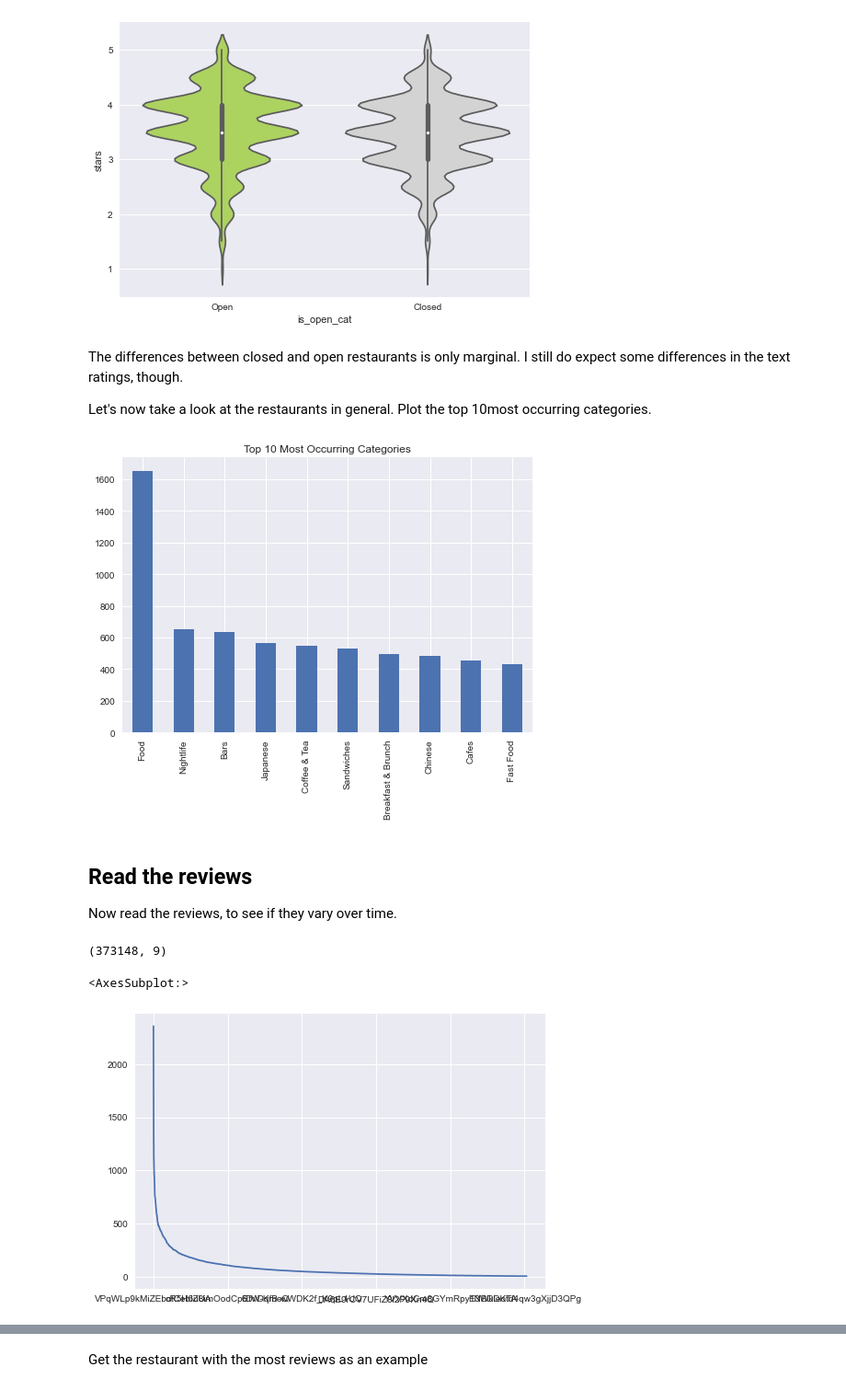
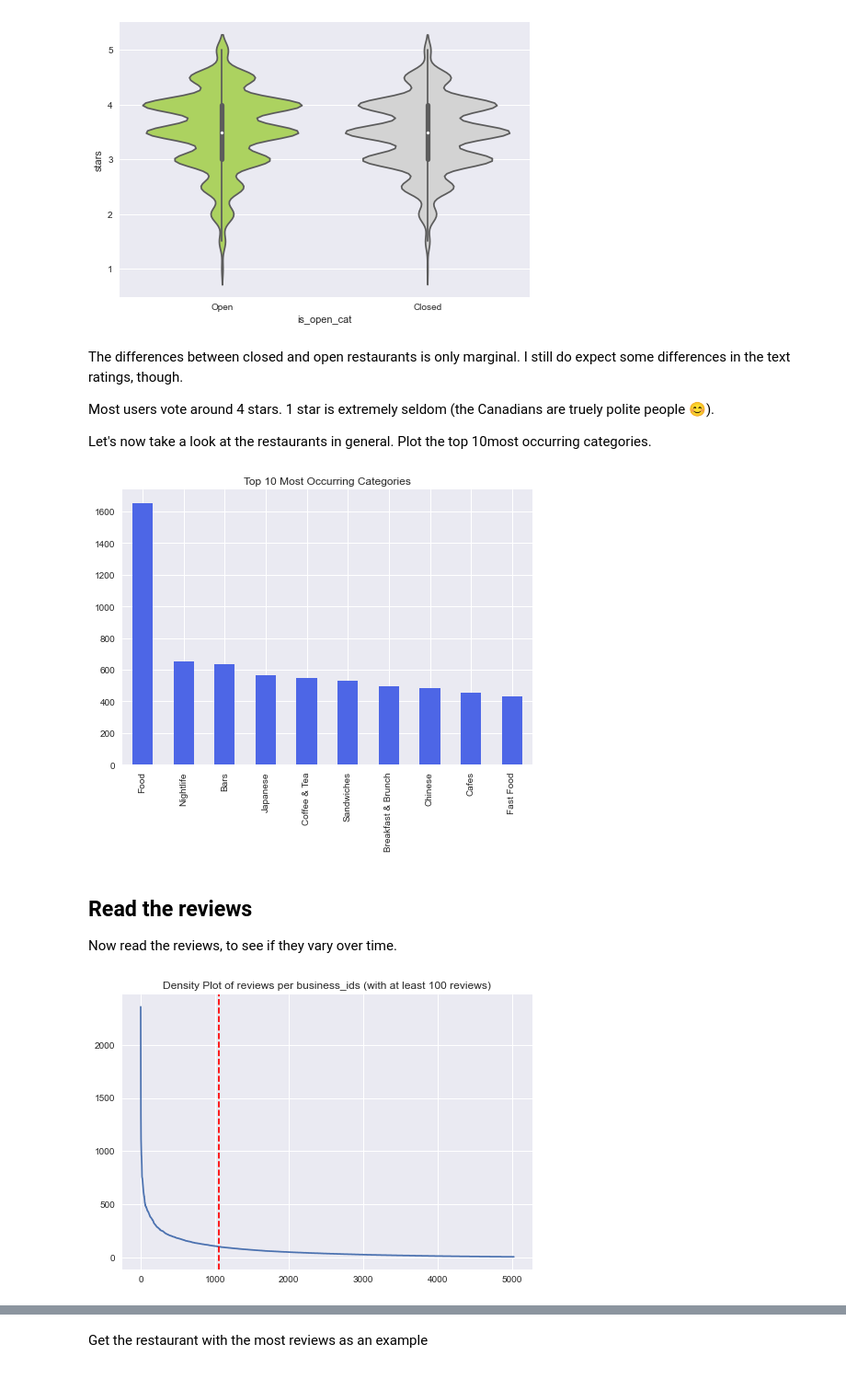
Before and after one commit to lhestermeyer/yelp, a Jupyter notebook: notebooks/20_RestaurantRatingChanges.ipynb, the cells around one changed output, grey strips where cells are left out. Shown at 92% size. Cells and saved outputs as stored; diff of their text form; code cells hidden in the pictures.

```diff
--- a/notebooks/20_RestaurantRatingChanges.ipynb
+++ b/notebooks/20_RestaurantRatingChanges.ipynb
@@ -80,16 +68,18 @@ plt.show()
 # %% [markdown]
 The differences between closed and open restaurants is only marginal. I still do expect some differences in the text ratings, though.
 
+Most users vote around 4 stars. 1 star is extremely seldom (the Canadians are truely polite people 😊).
+
 Let's now take a look at the restaurants in general. Plot the top 10most occurring categories.
 # %%
 ax = plt.subplot()
 categories = restaurants.categories.str.split(', ', expand=True)
 categories['business_id'] = restaurants['business_id']
-categories.melt('business_id', value_name='category').dropna().sort_values('business_id').query('category != "Restaurants"').category.value_counts()[:10].plot(kind='bar', ax=ax)
+categories.melt('business_id', value_name='category').dropna().sort_values('business_id').query('category != "Restaurants"').category.value_counts()[:10].plot(kind='bar', ax=ax, color=(0.3,0.4,0.9))
 ax.set_title('Top 10 Most Occurring Categories')
 plt.show()
 # %% [output]
-[figure, old version]
+[figure, new version]
 # %% [markdown]
 ## Read the reviews
 Now read the reviews, to see if they vary over time.
@@ -118,4 +85,0 @@ reviews = pd.concat(chunk_list, ignore_index=True, join='outer', axis=0)
-# %%
-reviews.shape
-# %% [output]
-(373148, 9)
@@ -126,6 +112,12 @@ reviews['quarter'] = pd.to_datetime(reviews['date'], format='%Y-%m-%d').dt.quart
 # %%
 ax = plt.subplot()
-reviews.business_id.value_counts().plot(ax=ax)
+line_at = 100
+
+ax.set_title(f'Density Plot of reviews per business_ids (with at least {line_at} reviews)')
+business_ids_with_sufficient_reviews = reviews.business_id.value_counts()[reviews.business_id.value_counts() > line_at].index.values
+reviews.business_id.value_counts().reset_index()['business_id'].plot(ax=ax)
+number_of_businesses_with_sufficient_reviews = sum(reviews.business_id.value_counts() > line_at)
+ax.axvline(number_of_businesses_with_sufficient_reviews, linestyle='--', color = 'red')
+plt.show()
 # %% [output]
-<AxesSubplot:>
-[figure, old version]
+[figure, new version]
```
Also changed, not shown: parts of 33 cells of this notebook, 2 other files.
